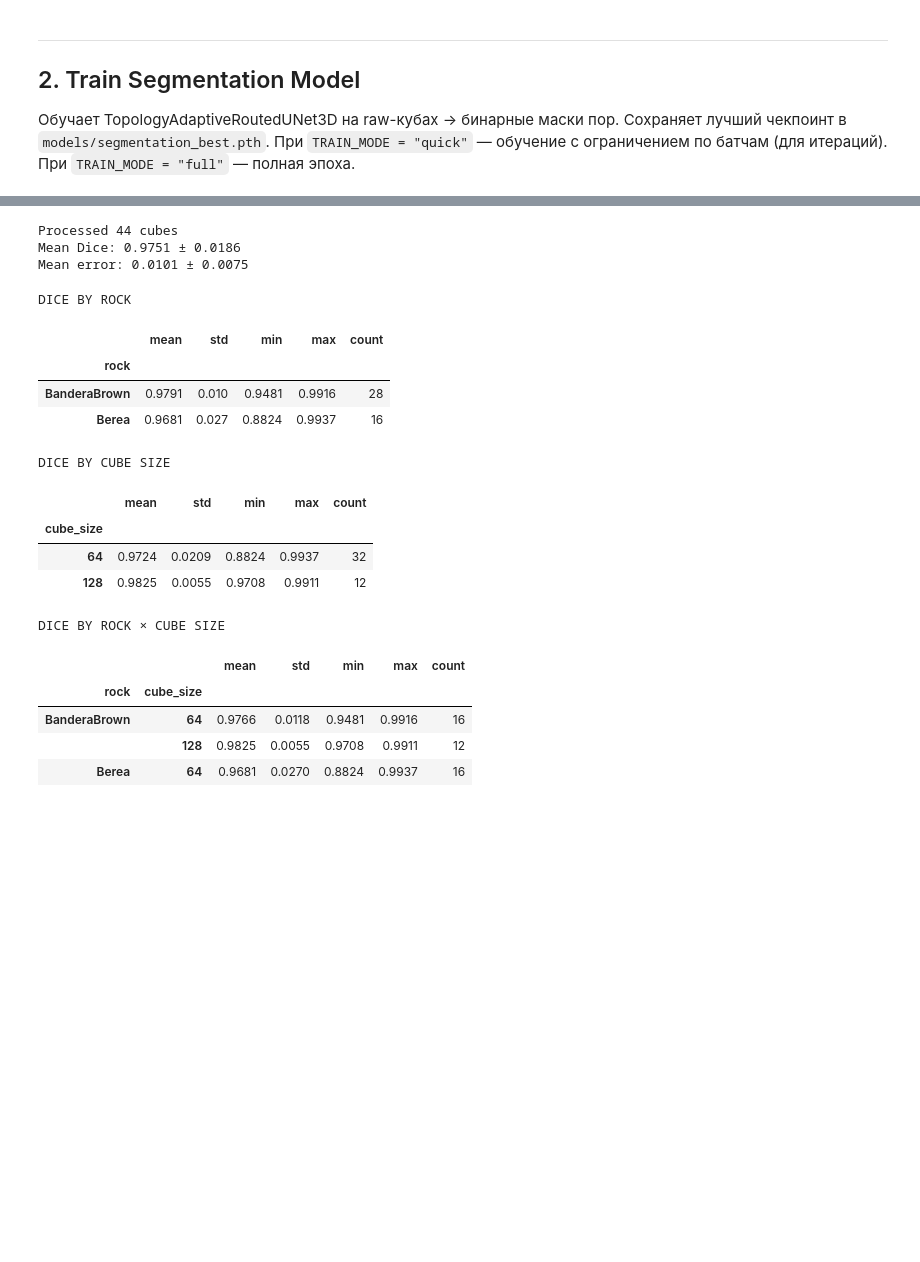
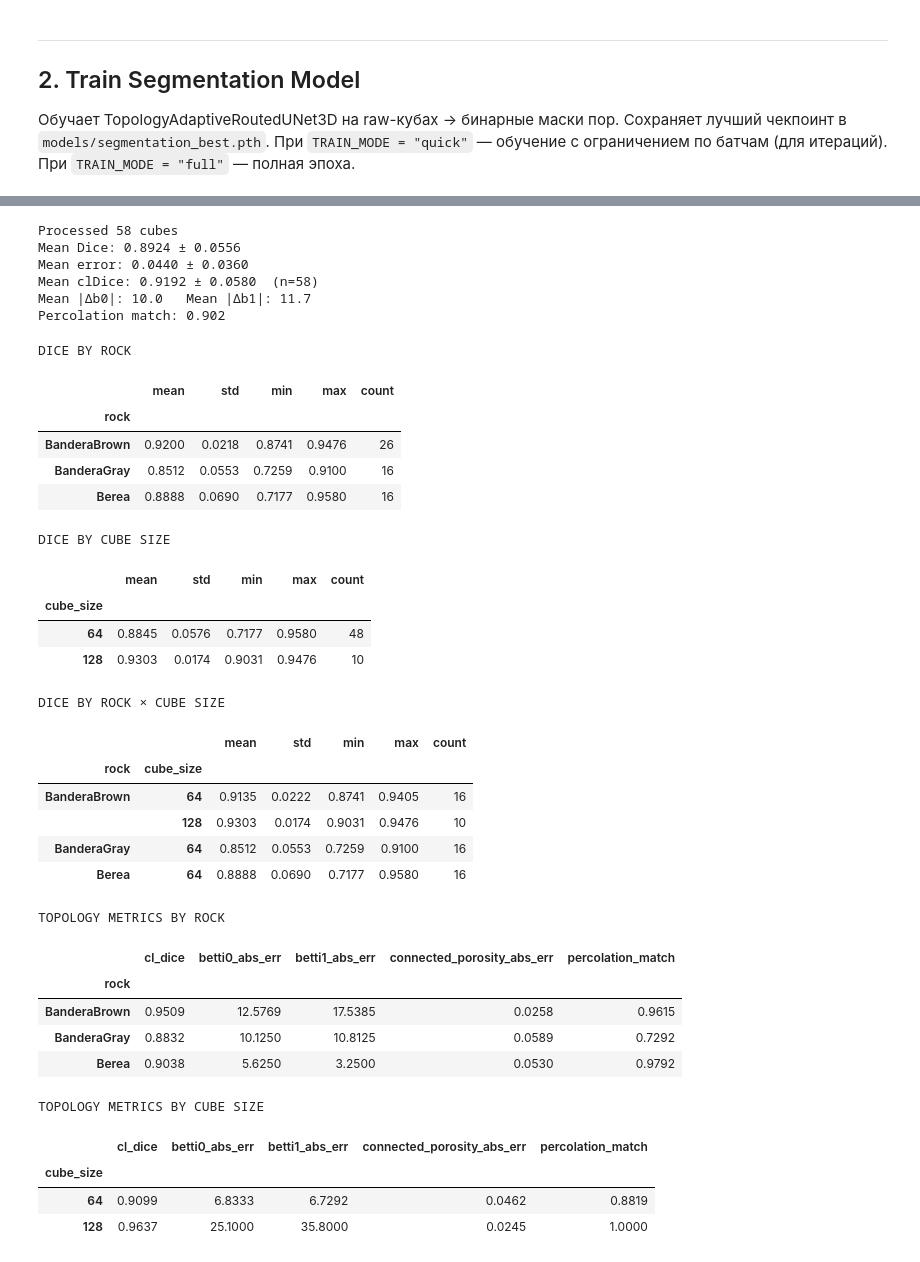
Before and after one commit to mxzt9/Micro-CT, a Jupyter notebook: src/full_pipeline.ipynb, the cells around one changed output, grey strips where cells are left out. Saved outputs shown, nothing was run; the diff lists cells and outputs as text; code cells hidden in the pictures; blank space fills up the shorter version.

```diff
--- a/src/full_pipeline.ipynb
+++ b/src/full_pipeline.ipynb
@@ -227,5 +251,6 @@ model = TopologyAdaptiveRoutedUNet3D(
     topology_dim=PH_DIM,
 ).to(device)
 criterion = BCEDiceLoss()
+cldice_criterion = SoftClDiceLoss(num_iters=CLDICE_ITERS)
 optimizer = torch.optim.AdamW(model.parameters(), lr=LR, weight_decay=1e-4)
 print("parameters:", sum(p.numel() for p in model.parameters()))
@@ -764,7 +469,7 @@ import seaborn as sns
 
 warnings.filterwarnings('ignore')
 # %%
-CHECKPOINT_PATH = ROOT / "models" / "colab_2epoch.pth"
+CHECKPOINT_PATH = ROOT / "models" / "segmentation_best.pth"  # или свой чекпоинт
 CUBE_SIZES = [64, 128]
 BATCH_SIZE_BY_CUBE_SIZE = {64: 16, 128: 2, 192: 1}
 VAL_SAMPLES_PER_GROUP = 16
@@ -772,6 +477,8 @@ NUM_WORKERS = 0
 PIN_MEMORY = device == "cuda"
 MAX_VAL_BATCHES = 8
 USE_RAM_CACHE = True
+COMPUTE_TOPO_METRICS = True   # clDice/Betti/перколяция (CPU, медленнее)
+TOPO_METRICS_MAX_CUBE = 128   # для кубов больше — только воксельные метрики
 # %%
 import utils.data as data_module
 import utils.adaptive_routing as adaptive_module
@@ -786,6 +493,10 @@ BereaPatchDataset = data_module.BereaPatchDataset
 CubeSizeBatchSampler = data_module.CubeSizeBatchSampler
 TopologyAdaptiveRoutedUNet3D = adaptive_module.TopologyAdaptiveRoutedUNet3D
 dice_score_from_logits = losses_module.dice_score_from_logits
+
+import utils.seg_metrics as seg_metrics_module
+seg_metrics_module = importlib.reload(seg_metrics_module)
+segmentation_quality_report = seg_metrics_module.segmentation_quality_report
 # %%
 checkpoint = torch.load(CHECKPOINT_PATH, map_location=device, weights_only=False)
 base_channels = int(checkpoint.get("base_channels", 16))
@@ -879,45 +592,79 @@ with torch.inference_mode():
         porosities = y.flatten(1).mean(dim=1).detach().cpu().tolist()
 
         for i in range(x.size(0)):
-            results.append({
+            row = {
                 "rock": rocks[i], "cube_size": int(cube_sizes[i]),
                 "porosity": float(porosities[i]),
                 "dice": float(dice_values[i]),
                 "bce_loss": float(bce_values[i]),
                 "error_rate": float(error_values[i]),
-            })
+            }
+            if COMPUTE_TOPO_METRICS and int(cube_sizes[i]) <= TOPO_METRICS_MAX_CUBE:
+                pred_np = pred_mask[i, 0].cpu().numpy().astype(bool)
+                gt_np = y[i, 0].cpu().numpy().astype(bool)
+                row.update(segmentation_quality_report(pred_np, gt_np))
+            results.append(row)
 
 df = pd.DataFrame(results)
 print(f"\nProcessed {len(df)} cubes")
 print(f"Mean Dice: {df['dice'].mean():.4f} ± {df['dice'].std():.4f}")
 print(f"Mean error: {df['error_rate'].mean():.4f} ± {df['error_rate'].std():.4f}")
+if "cl_dice" in df.columns:
+    topo_df = df.dropna(subset=["cl_dice"])
+    print(f"Mean clDice: {topo_df['cl_dice'].mean():.4f} ± {topo_df['cl_dice'].std():.4f}  (n={len(topo_df)})")
+    print(f"Mean |Δb0|: {topo_df['betti0_abs_err'].mean():.1f}   Mean |Δb1|: {topo_df['betti1_abs_err'].mean():.1f}")
+    print(f"Percolation match: {topo_df['percolation_match'].mean():.3f}")
 # %% [output]
-Processed 44 cubes
-Mean Dice: 0.9751 ± 0.0186
-Mean error: 0.0101 ± 0.0075
+Processed 58 cubes
+Mean Dice: 0.8924 ± 0.0556
+Mean error: 0.0440 ± 0.0360
+Mean clDice: 0.9192 ± 0.0580  (n=58)
+Mean |Δb0|: 10.0   Mean |Δb1|: 11.7
+Percolation match: 0.902
 # %%
 print("DICE BY ROCK")
 display(df.groupby("rock")["dice"].agg(["mean", "std", "min", "max", "count"]).round(4))
 print("\nDICE BY CUBE SIZE")
 display(df.groupby("cube_size")["dice"].agg(["mean", "std", "min", "max", "count"]).round(4))
 print("\nDICE BY ROCK × CUBE SIZE")
 display(df.groupby(["rock", "cube_size"])["dice"].agg(["mean", "std", "min", "max", "count"]).round(4))
+
+if "cl_dice" in df.columns:
+    topo_cols = ["cl_dice", "betti0_abs_err", "betti1_abs_err",
+                 "connected_porosity_abs_err", "percolation_match"]
+    print("\nTOPOLOGY METRICS BY ROCK")
+    display(df.dropna(subset=["cl_dice"]).groupby("rock")[topo_cols].mean().round(4))
+    print("\nTOPOLOGY METRICS BY CUBE SIZE")
+    display(df.dropna(subset=["cl_dice"]).groupby("cube_size")[topo_cols].mean().round(4))
 # %% [output]
 DICE BY ROCK
 |  | mean | std | min | max | count |
 | rock |  |  |  |  |  |
-| BanderaBrown | 0.9791 | 0.010 | 0.9481 | 0.9916 | 28 |
-| Berea | 0.9681 | 0.027 | 0.8824 | 0.9937 | 16 |
+| BanderaBrown | 0.9200 | 0.0218 | 0.8741 | 0.9476 | 26 |
+| BanderaGray | 0.8512 | 0.0553 | 0.7259 | 0.9100 | 16 |
+| Berea | 0.8888 | 0.0690 | 0.7177 | 0.9580 | 16 |
 DICE BY CUBE SIZE
 |  | mean | std | min | max | count |
 | cube_size |  |  |  |  |  |
-| 64 | 0.9724 | 0.0209 | 0.8824 | 0.9937 | 32 |
-| 128 | 0.9825 | 0.0055 | 0.9708 | 0.9911 | 12 |
+| 64 | 0.8845 | 0.0576 | 0.7177 | 0.9580 | 48 |
+| 128 | 0.9303 | 0.0174 | 0.9031 | 0.9476 | 10 |
 DICE BY ROCK × CUBE SIZE
 |  |  | mean | std | min | max | count |
 | rock | cube_size |  |  |  |  |  |
-| BanderaBrown | 64 | 0.9766 | 0.0118 | 0.9481 | 0.9916 | 16 |
-|  | 128 | 0.9825 | 0.0055 | 0.9708 | 0.9911 | 12 |
-| Berea | 64 | 0.9681 | 0.0270 | 0.8824 | 0.9937 | 16 |
+| BanderaBrown | 64 | 0.9135 | 0.0222 | 0.8741 | 0.9405 | 16 |
+|  | 128 | 0.9303 | 0.0174 | 0.9031 | 0.9476 | 10 |
+| BanderaGray | 64 | 0.8512 | 0.0553 | 0.7259 | 0.9100 | 16 |
+| Berea | 64 | 0.8888 | 0.0690 | 0.7177 | 0.9580 | 16 |
+TOPOLOGY METRICS BY ROCK
+|  | cl_dice | betti0_abs_err | betti1_abs_err | connected_porosity_abs_err | percolation_match |
+| rock |  |  |  |  |  |
+| BanderaBrown | 0.9509 | 12.5769 | 17.5385 | 0.0258 | 0.9615 |
+| BanderaGray | 0.8832 | 10.1250 | 10.8125 | 0.0589 | 0.7292 |
+| Berea | 0.9038 | 5.6250 | 3.2500 | 0.0530 | 0.9792 |
+TOPOLOGY METRICS BY CUBE SIZE
+|  | cl_dice | betti0_abs_err | betti1_abs_err | connected_porosity_abs_err | percolation_match |
+| cube_size |  |  |  |  |  |
+| 64 | 0.9099 | 6.8333 | 6.7292 | 0.0462 | 0.8819 |
+| 128 | 0.9637 | 25.1000 | 35.8000 | 0.0245 | 1.0000 |
 # %%
 sns.set_style("whitegrid")
```
Also changed, not shown: parts of 36 cells of this notebook, 52 other files.
